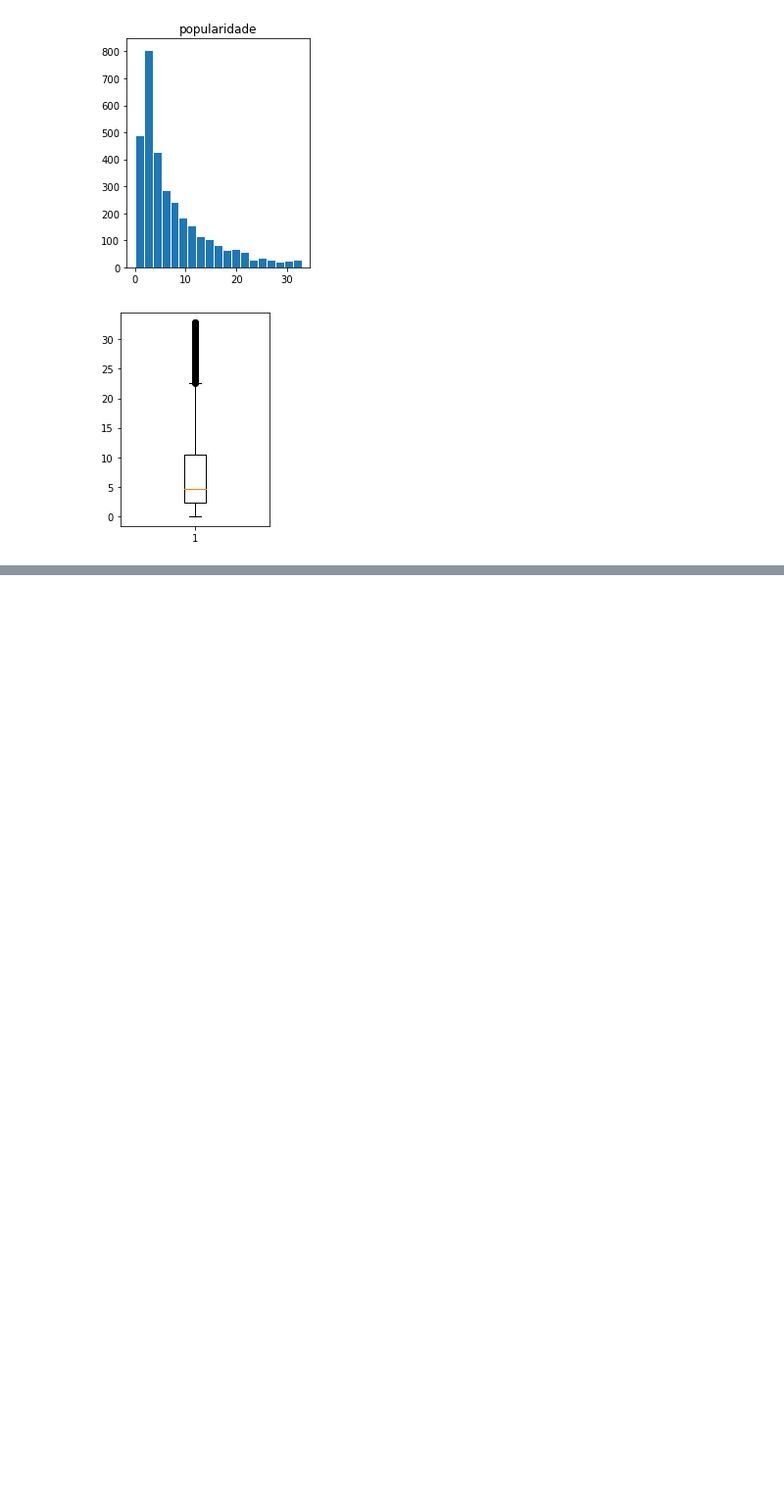
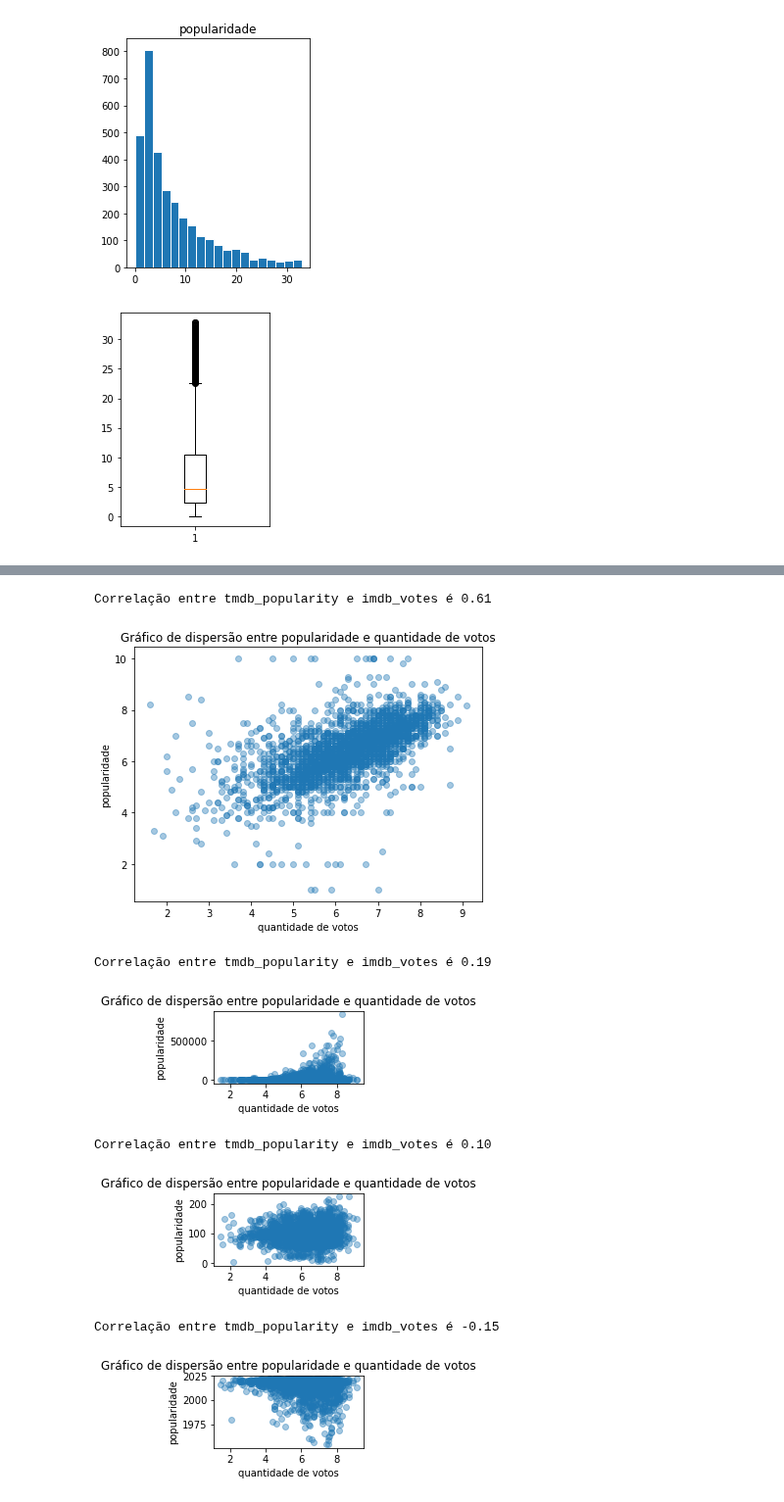
Before and after one commit to insper-classroom/22-2c-cd-p2-grupo_mace_girls, a Jupyter notebook: dados/relatorio.ipynb, the cells around one changed output, grey strips where cells are left out. Shown at 98% size. Drawn from its saved outputs; the diff is of its cells as text; code cells hidden in the pictures; blank space fills up the shorter version.

```diff
--- a/dados/relatorio.ipynb
+++ b/dados/relatorio.ipynb
@@ -270,0 +261,34 @@ Correlação entre tmdb_popularity e imdb_votes é 0.09
+# %%
+#relacionnamos as variaveis entre si
+
+def scatter (v1, v2):
+    plt.scatter(v1, v2, alpha=0.4)
+    plt.title('Gráfico de dispersão entre popularidade e quantidade de votos')
+    plt.xlabel('quantidade de votos')
+    plt.ylabel('popularidade')
+    plt.subplots_adjust(top=1)
+    print('Correlação entre tmdb_popularity e imdb_votes é {0:.2f}'.format(v2.corr(v1)))
+    return(plt.show())
+
+fig = plt.figure(figsize=(14, 14))
+
+plt.subplot(321)
+scatter(nota_imdb, nota_tmdb)
+
+plt.subplot(322)
+scatter(nota_imdb, votos_imdb)
+
+plt.subplot(323)
+scatter(nota_imdb, duracao)
+
+plt.subplot(324)
+scatter(nota_imdb, lancamento)
+# %% [output]
+Correlação entre tmdb_popularity e imdb_votes é 0.61
+[figure, added]
+Correlação entre tmdb_popularity e imdb_votes é 0.19
+[figure, added]
+Correlação entre tmdb_popularity e imdb_votes é 0.10
+[figure, added]
+Correlação entre tmdb_popularity e imdb_votes é -0.15
+[figure, added]
```
Also changed, not shown: parts of 20 cells of this notebook.
